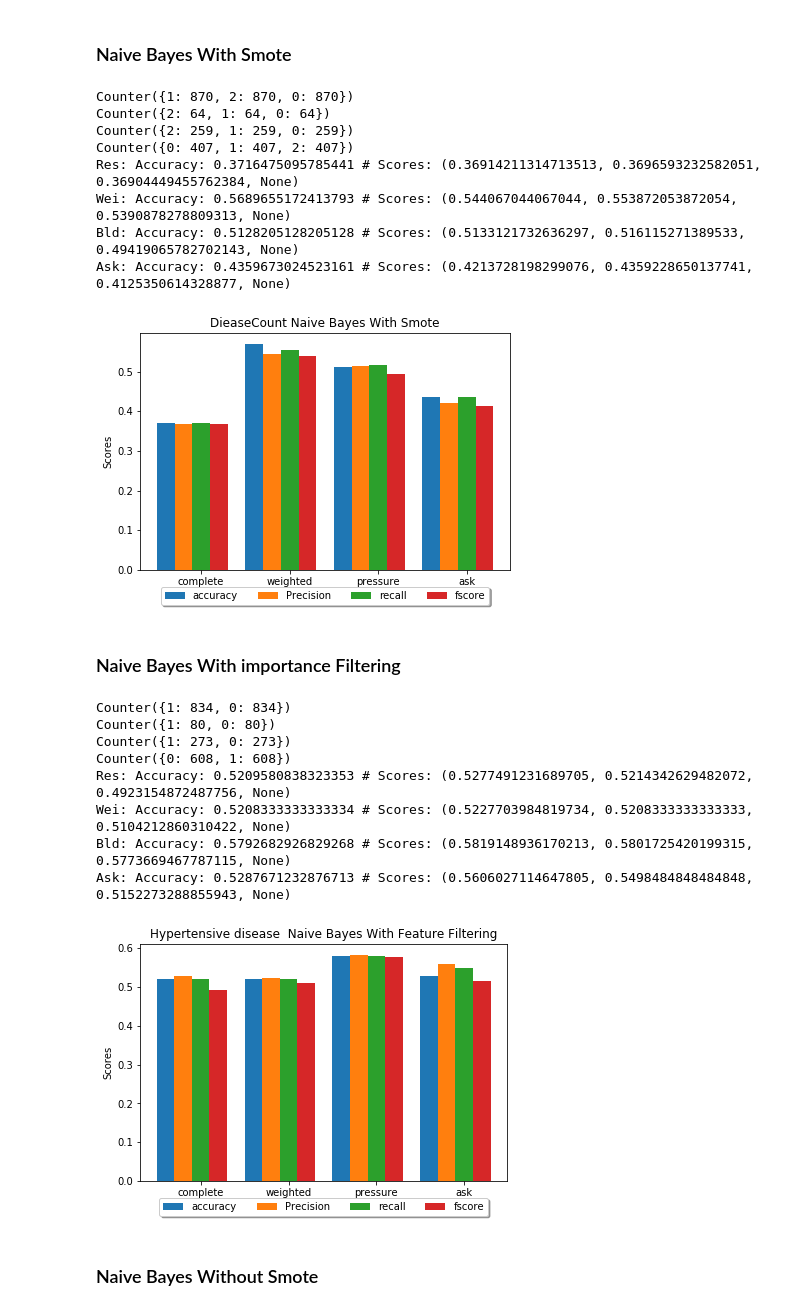
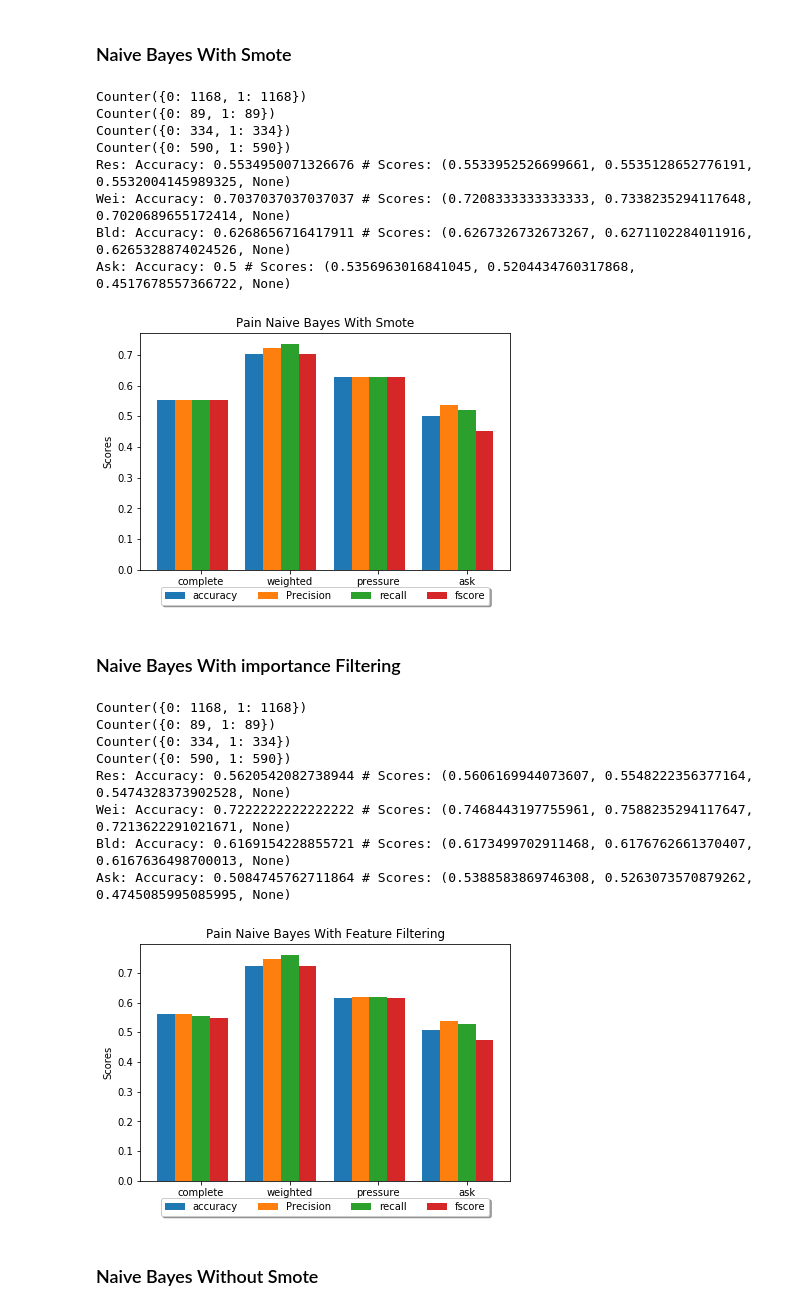
Before and after one commit to AHAMES/GraduationProject.Social.Media.Drug.Side.Effects.Classification, a Jupyter notebook: Classifier1/Classifier.ipynb, the cells around one changed output. Cells and saved outputs as stored; diff of their text form; code cells hidden in the pictures.

```diff
--- a/Classifier1/Classifier.ipynb
+++ b/Classifier1/Classifier.ipynb
@@ -1438,8 +1448,8 @@ def NB(result,result_labels,DataSet):
 # %% [markdown]
 ### Naive Bayes With Smote
 # %%
-label='DieaseCount'
-asklabel='DieaseCount'
+label='Pain'
+asklabel='Pain'
 Stats = pd.DataFrame(columns = ['Dataset','Accuracy', 'Precision' , 'Recall','FScore'])
 
 
@@ -1456,56 +1466,84 @@ Stats=Stats.append({'Dataset':"Complete",'Accuracy':res_acc,'Precision':res_scor
 Stats=Stats.append({'Dataset':"Weighted",'Accuracy':wei_acc,'Precision':wei_scores[0],'Recall':wei_scores[1],'FScore':wei_scores[2]},ignore_index=True)
 Stats=Stats.append({'Dataset':"Blood",'Accuracy':blood_acc,'Precision':blood_scores[0],'Recall':blood_scores[1],'FScore':blood_scores[2]},ignore_index=True)
 Stats=Stats.append({'Dataset':"AskAPatient",'Accuracy':ask_acc,'Precision':ask_scores[0],'Recall':ask_scores[1],'FScore':ask_scores[2]},ignore_index=True)
-Stats.to_excel('NBresult_Stats'+label+'.xlsx')
+#Stats.to_excel('NBresult_Stats'+label+'.xlsx')
 
 plotResult(label+" Naive Bayes With Smote",Stats,Stats,Stats,Stats,0,1,2,3)
+
+import os.path
+if not os.path.exists('NBStats'+'.xlsx'):
+    writer = pd.ExcelWriter('NBStats'+'.xlsx', engine = 'xlsxwriter')
+    writer.save()
+    writer.close()
+writer = pd.ExcelWriter('NBStats'+'.xlsx', engine='openpyxl')
+book = load_workbook('NBStats'+'.xlsx')
+writer.book = book
+writer.sheets = dict((ws.title, ws) for ws in book.worksheets)
+
+Stats.to_excel(writer, sheet_name=label)
+writer.save()
+writer.close()
 # %% [output]
-Counter({1: 870, 2: 870, 0: 870})
-Counter({2: 64, 1: 64, 0: 64})
-Counter({2: 259, 1: 259, 0: 259})
-Counter({0: 407, 1: 407, 2: 407})
-Res: Accuracy: 0.3716475095785441 # Scores: (0.36914211314713513, 0.3696593232582051, 0.36904449455762384, None)
-Wei: Accuracy: 0.5689655172413793 # Scores: (0.544067044067044, 0.553872053872054, 0.5390878278809313, None)
-Bld: Accuracy: 0.5128205128205128 # Scores: (0.5133121732636297, 0.516115271389533, 0.49419065782702143, None)
-Ask: Accuracy: 0.4359673024523161 # Scores: (0.4213728198299076, 0.4359228650137741, 0.4125350614328877, None)
+Counter({0: 1168, 1: 1168})
+Counter({0: 89, 1: 89})
+Counter({0: 334, 1: 334})
+Counter({0: 590, 1: 590})
+Res: Accuracy: 0.5534950071326676 # Scores: (0.5533952526699661, 0.5535128652776191, 0.5532004145989325, None)
+Wei: Accuracy: 0.7037037037037037 # Scores: (0.7208333333333333, 0.7338235294117648, 0.7020689655172414, None)
+Bld: Accuracy: 0.6268656716417911 # Scores: (0.6267326732673267, 0.6271102284011916, 0.6265328874024526, None)
+Ask: Accuracy: 0.5 # Scores: (0.5356963016841045, 0.5204434760317868, 0.4517678557366722, None)
-[figure, old version]
+[figure, new version]
 # %% [markdown]
 ### Naive Bayes With importance Filtering
 # %%
-label='Hypertensive disease '
-asklabel='Hypertensive disease '
+label='Pain'
+asklabel='Pain'
 Stats = pd.DataFrame(columns = ['Dataset','Accuracy', 'Precision' , 'Recall','FScore'])
 
 result,result_labels,weighted,weighted_labels,blood,blood_labels,ask,ask_labels=prepareDataset(label,asklabel)
 res_feat=importance(result,result_labels)
 wei_feat=importance(weighted,weighted_labels)
 blood_feat=importance(blood,blood_labels)
 ask_feat=importance(ask,ask_labels)
 res_acc,res_scores=NB(pd.DataFrame(result)[res_feat],result_labels,"Result")
 wei_acc,wei_scores=NB(pd.DataFrame(weighted)[wei_feat],weighted_labels,"Weighted")
 blood_acc,blood_scores=NB(pd.DataFrame(blood)[blood_feat],blood_labels,"Blood")
 ask_acc,ask_scores=NB(pd.DataFrame(ask)[ask_feat],ask_labels,"Ask")
 print("Res: Accuracy: " + str(res_acc)+" # "+ "Scores: "+str(res_scores))
 print("Wei: Accuracy: " + str(wei_acc)+" # "+ "Scores: "+str(wei_scores))
 print("Bld: Accuracy: " + str(blood_acc)+" # "+ "Scores: "+str(blood_scores))
 print("Ask: Accuracy: " + str(ask_acc)+" # "+ "Scores: "+str(ask_scores))
 Stats=Stats.append({'Dataset':"Complete",'Accuracy':res_acc,'Precision':res_scores[0],'Recall':res_scores[1],'FScore':res_scores[2]},ignore_index=True)
 Stats=Stats.append({'Dataset':"Weighted",'Accuracy':wei_acc,'Precision':wei_scores[0],'Recall':wei_scores[1],'FScore':wei_scores[2]},ignore_index=True)
 Stats=Stats.append({'Dataset':"Blood",'Accuracy':blood_acc,'Precision':blood_scores[0],'Recall':blood_scores[1],'FScore':blood_scores[2]},ignore_index=True)
 Stats=Stats.append({'Dataset':"AskAPatient",'Accuracy':ask_acc,'Precision':ask_scores[0],'Recall':ask_scores[1],'FScore':ask_scores[2]},ignore_index=True)
-Stats.to_excel('NBresult_Stats'+label+'importance.xlsx')
+#Stats.to_excel('NBresult_Stats'+label+'importance.xlsx')
 
 plotResult(label+" Naive Bayes With Feature Filtering",Stats,Stats,Stats,Stats,0,1,2,3)
+
+import os.path
+if not os.path.exists('NBStatsImportance'+'.xlsx'):
+    writer = pd.ExcelWriter('NBStatsImportance'+'.xlsx', engine = 'xlsxwriter')
+    writer.save()
+    writer.close()
+writer = pd.ExcelWriter('NBStatsImportance'+'.xlsx', engine='openpyxl')
+book = load_workbook('NBStatsImportance'+'.xlsx')
+writer.book = book
+writer.sheets = dict((ws.title, ws) for ws in book.worksheets)
+
+Stats.to_excel(writer, sheet_name=label)
+writer.save()
+writer.close()
 # %% [output]
-Counter({1: 834, 0: 834})
-Counter({1: 80, 0: 80})
-Counter({1: 273, 0: 273})
-Counter({0: 608, 1: 608})
-Res: Accuracy: 0.5209580838323353 # Scores: (0.5277491231689705, 0.5214342629482072, 0.4923154872487756, None)
-Wei: Accuracy: 0.5208333333333334 # Scores: (0.5227703984819734, 0.5208333333333333, 0.5104212860310422, None)
-Bld: Accuracy: 0.5792682926829268 # Scores: (0.5819148936170213, 0.5801725420199315, 0.5773669467787115, None)
-Ask: Accuracy: 0.5287671232876713 # Scores: (0.5606027114647805, 0.5498484848484848, 0.5152273288855943, None)
+Counter({0: 1168, 1: 1168})
+Counter({0: 89, 1: 89})
+Counter({0: 334, 1: 334})
+Counter({0: 590, 1: 590})
+Res: Accuracy: 0.5620542082738944 # Scores: (0.5606169944073607, 0.5548222356377164, 0.5474328373902528, None)
+Wei: Accuracy: 0.7222222222222222 # Scores: (0.7468443197755961, 0.7588235294117647, 0.7213622291021671, None)
+Bld: Accuracy: 0.6169154228855721 # Scores: (0.6173499702911468, 0.6176762661370407, 0.6167636498700013, None)
+Ask: Accuracy: 0.5084745762711864 # Scores: (0.5388583869746308, 0.5263073570879262, 0.4745085995085995, None)
-[figure, old version]
+[figure, new version]
 # %% [markdown]
 ### Naive Bayes Without Smote
 # %%
```
Also changed, not shown: parts of 11 cells of this notebook, 17 other files.
